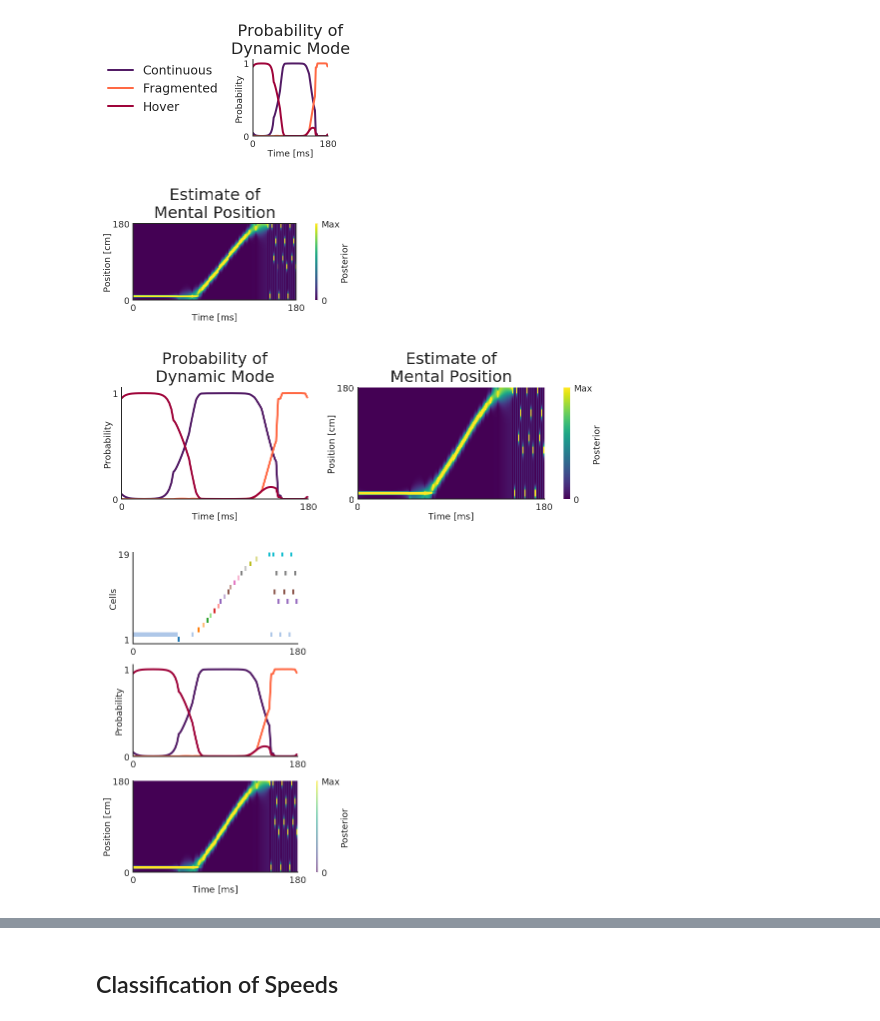
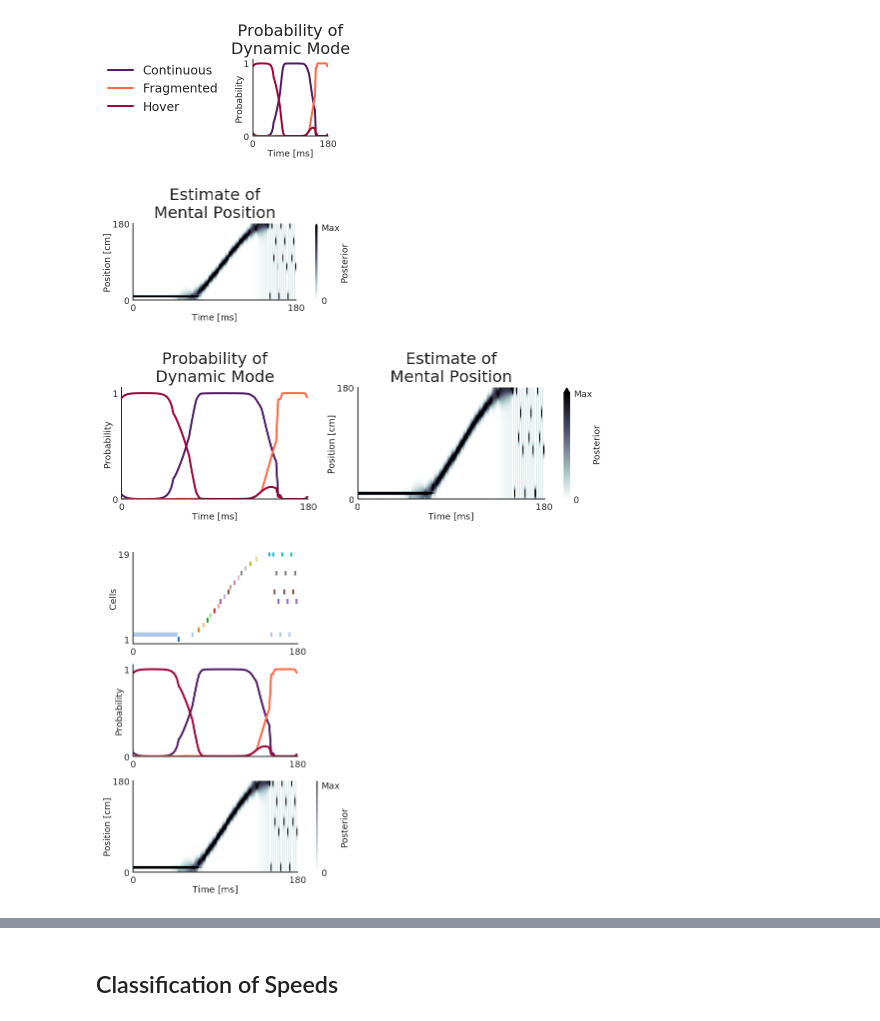
Before and after one commit to Eden-Kramer-Lab/replay_trajectory_paper, a Jupyter notebook: notebooks/Figure1.ipynb, the cells around one changed output, grey strips where cells are left out. Cells and saved outputs as stored; diff of their text form; code cells hidden in the pictures.

```diff
--- a/notebooks/Figure1.ipynb
+++ b/notebooks/Figure1.ipynb
@@ -153,0 +155,22 @@ save_figure("figure1_place_field_estimates")
+# %%
+state_names = ["Hover", "Cont.", "Frag."]
+fig, ax = plt.subplots(figsize=(ONE_COLUMN * 0.45, ONE_COLUMN * 0.45))
+m = sns.heatmap(
+    pd.DataFrame(
+        classifier.discrete_state_transition_, index=state_names, columns=state_names
+    ),
+    annot=True,
+    cmap="Oranges",
+    ax=ax,
+    cbar=False,
+    annot_kws=dict(fontsize=9),
+    cbar_kws=dict(label="Probability", ticks=[0, 1], orientation="horizontal"),
+    vmin=0.0,
+    vmax=1.0,
+)
+plt.xticks(rotation=0)
+plt.yticks(rotation=0)
+plt.xlabel("Previous State")
+plt.ylabel("Current State")
+plt.title("Probability of\nDynamic Changing", fontsize=14)
+save_figure("figure1_discrete_state_transition")
@@ -340,39 +323,41 @@ def plot_posterior(
         vmin=0.0,
         vmax=np.percentile(posterior, 97.5),
         rasterized=True,
-        cmap="viridis",
+        cmap="bone_r",
     )
     cbar = plt.colorbar(
         h,
         label="Posterior",
         aspect=cbar_aspect,
         ticks=[0, np.percentile(posterior, 97.5)],
         ax=ax,
         orientation=cbar_orientation,
+        extend="max",
     )
     cbar.ax.set_yticklabels(["0", "Max"])  # vertically oriented colorbar
     cbar.outline.set_visible(False)
 
     ax.set_title("Estimate of\nMental Position", fontsize=16)
 
     xlim = results.time.min(), results.time.max() + 1
     ax.set_xticks(xlim)
     ax.set_xlim(xlim)
     ax.set_xlabel("Time [ms]")
 
     ylim = linear_distance.min(), linear_distance.max()
     ax.set_yticks(ylim)
     ax.set_ylim(ylim)
     ax.set_ylabel("Position [cm]")
+    sns.despine()
 
 
 fig, ax = plt.subplots(
     constrained_layout=True, figsize=(TWO_COLUMN / 2, PAGE_HEIGHT / 5)
 )
 plot_posterior(classifier, results, linear_distance, ax=ax)
 save_figure("figure1_posterior_summed_over_state")
 # %% [output]
-[figure, old version]
+[figure, new version]
 # %%
 fig, axes = plt.subplots(
     1, 2, figsize=(TWO_COLUMN, PAGE_HEIGHT / 4), constrained_layout=True
@@ -389,7 +374,7 @@ plot_posterior(
 )
 save_figure("figure1_prob_posterior")
 # %% [output]
-[figure, old version]
+[figure, new version]
 # %%
 fig, axes = plt.subplots(
     3, 1, figsize=(ONE_COLUMN, PAGE_HEIGHT / 2), constrained_layout=True
@@ -406,7 +391,7 @@ axes[2].set_title("")
 
 save_figure("figure1_spikes_prob_posterior")
 # %% [output]
-[figure, old version]
+[figure, new version]
 # %%
 fig, axes = plt.subplots(
     1, 2, figsize=(TWO_COLUMN, PAGE_HEIGHT / 5), constrained_layout=True,
```
Also changed, not shown: parts of 19 cells of this notebook, 5 other files.
